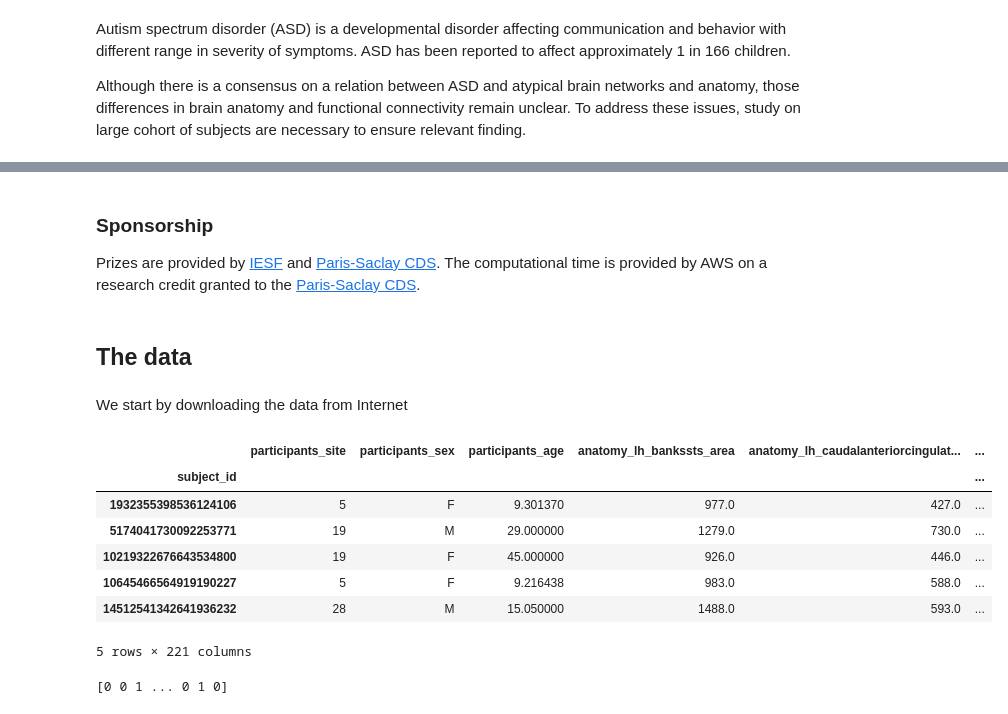
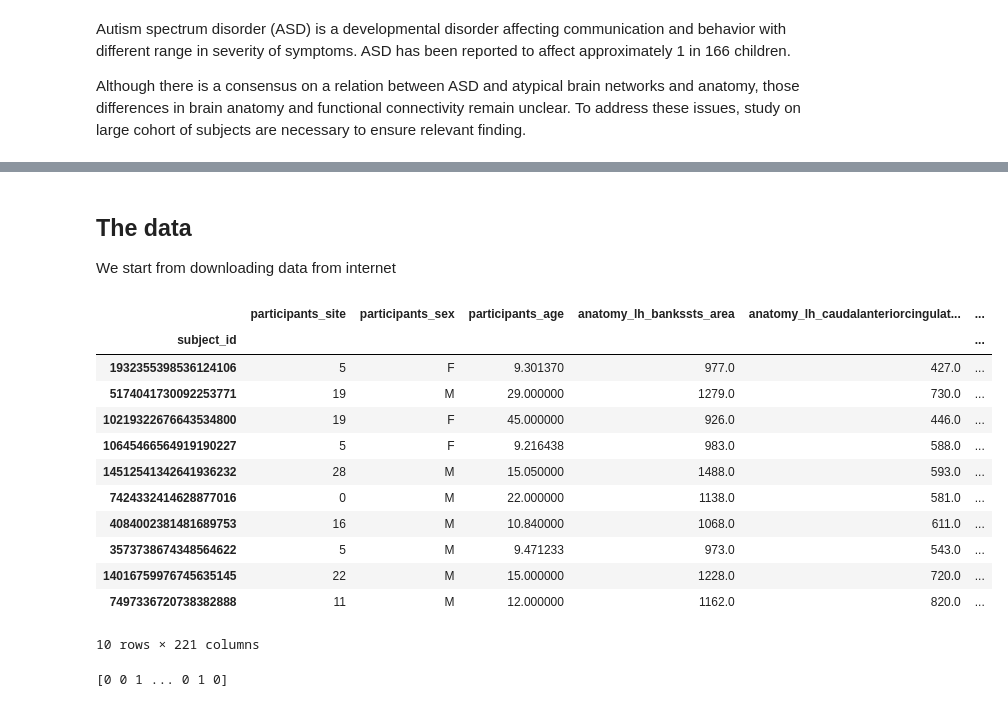
Before and after one commit to ramp-kits/autism, a Jupyter notebook: autism_starting_kit.ipynb, the cells around one changed output, grey strips where cells are left out. Saved outputs shown, nothing was run; the diff lists cells and outputs as text; code cells hidden in the pictures.

```diff
--- a/autism_starting_kit.ipynb
+++ b/autism_starting_kit.ipynb
@@ -125,26 +82,26 @@ Ties in the competitive scores will be broken by earlier submission time.
-# %% [markdown]
-### Sponsorship
-
-Prizes are provided by [IESF](https://www.iesf.fr/) and [Paris-Saclay CDS](http://www.datascience-paris-saclay.fr/). The computational time is provided by AWS on a research credit granted to the [Paris-Saclay CDS](http://www.datascience-paris-saclay.fr/).
 # %% [markdown]
 ## The data
+We start from downloading data from internet
-# %% [markdown]
-We start by downloading the data from Internet
 # %%
 from problem import get_train_data
 
 data_train, labels_train = get_train_data()
 # %%
-data_train.head()
+data_train.head(10)
 # %% [output]
 |  | participants_site | participants_sex | participants_age | anatomy_lh_bankssts_area | anatomy_lh_caudalanteriorcingulat... | ... |
 | subject_id |  |  |  |  |  | ... |
 | 1932355398536124106 | 5 | F | 9.301370 | 977.0 | 427.0 | ... |
 | 5174041730092253771 | 19 | M | 29.000000 | 1279.0 | 730.0 | ... |
 | 10219322676643534800 | 19 | F | 45.000000 | 926.0 | 446.0 | ... |
 | 10645466564919190227 | 5 | F | 9.216438 | 983.0 | 588.0 | ... |
 | 14512541342641936232 | 28 | M | 15.050000 | 1488.0 | 593.0 | ... |
+| 7424332414628877016 | 0 | M | 22.000000 | 1138.0 | 581.0 | ... |
+| 4084002381481689753 | 16 | M | 10.840000 | 1068.0 | 611.0 | ... |
+| 3573738674348564622 | 5 | M | 9.471233 | 973.0 | 543.0 | ... |
+| 14016759976745635145 | 22 | M | 15.000000 | 1228.0 | 720.0 | ... |
+| 7497336720738382888 | 11 | M | 12.000000 | 1162.0 | 820.0 | ... |
-5 rows × 221 columns
+10 rows × 221 columns
 # %%
 print(labels_train)
 # %% [output]
```
Also changed, not shown: parts of 45 cells of this notebook, 2 other files.
